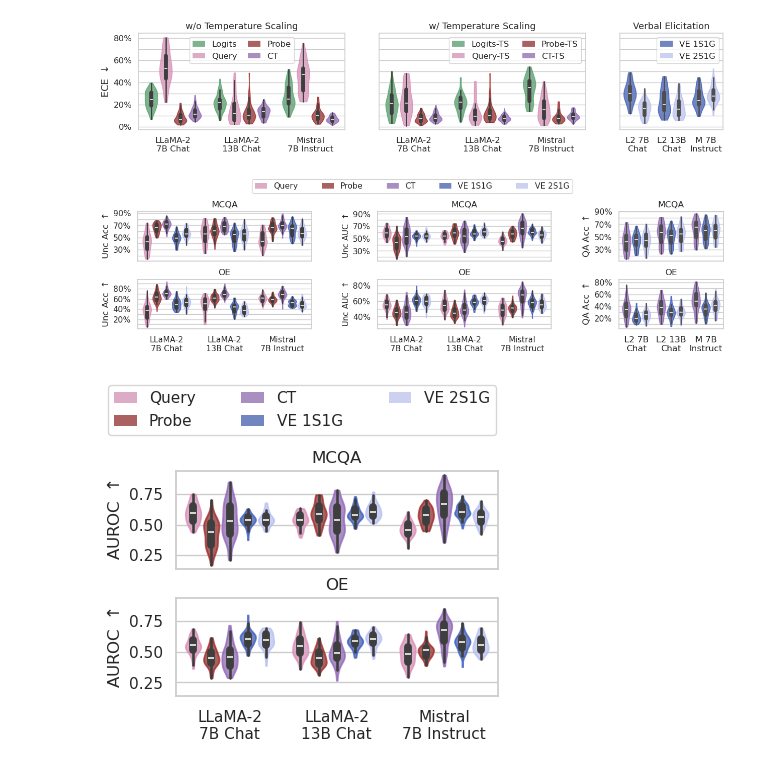
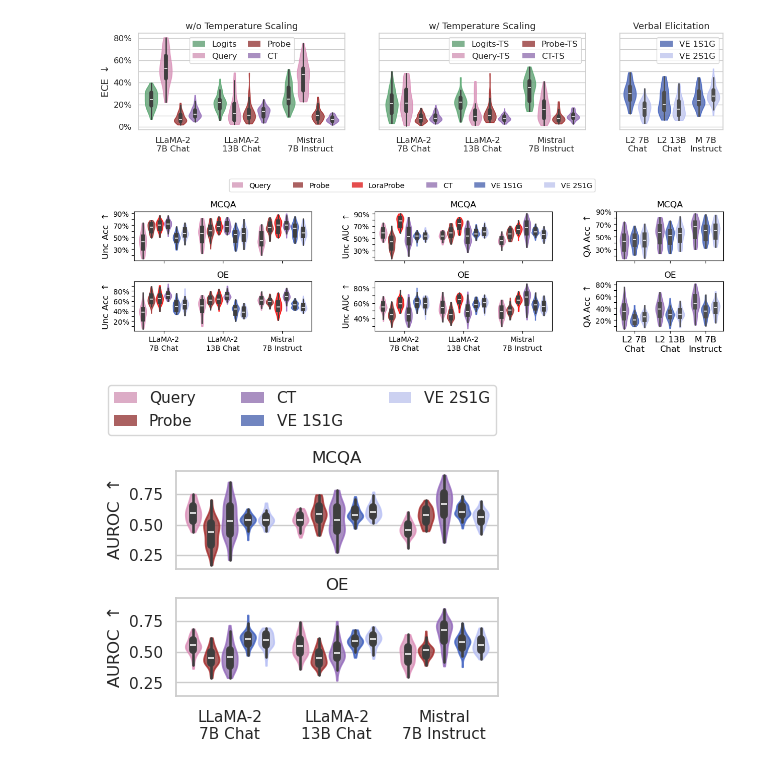
Before and after one commit to activatedgeek/calibration-tuning, a Jupyter notebook: notebooks/all_plots.ipynb, the cells around one changed output. Saved outputs shown, nothing was run; the diff lists cells and outputs as text; code cells hidden in the pictures.

```diff
--- a/notebooks/all_plots.ipynb
+++ b/notebooks/all_plots.ipynb
@@ -523,6 +523,8 @@ color_map = {
     "Probe": "brown",
     "Probe-TS": "brown",
 
+    "LoraProbe": "red",
+
     "VE 1S1G": "#3d5fc2",
     "VE 1S2G": mendl[3],
     "VE 2S1G": mendl[1],
@@ -713,7 +715,7 @@ fig, axs = plt.subplots(
     },
 )
 
-hue_order = ["Query", "Probe", "CT", "VE 1S1G", "VE 2S1G"]
+hue_order = ["Query", "Probe", "LoraProbe", "CT", "VE 1S1G", "VE 2S1G"]
 palette = [color_map[x] for x in hue_order]
 
 ax = axs[0, 0]
@@ -724,7 +726,7 @@ sns.violinplot(
     x="model",
     order = ["LLaMA-2\n7B Chat", "LLaMA-2\n13B Chat", "Mistral\n7B Instruct"],
     y="unc_acc",
-    hue_order=["Query", "Probe", "CT", "VE 1S1G", "VE 2S1G"],
+    hue_order=hue_order,
     palette=palette,
     cut=0,
     density_norm="width",
@@ -756,7 +758,7 @@ sns.violinplot(
     x="model",
     order = ["LLaMA-2\n7B Chat", "LLaMA-2\n13B Chat", "Mistral\n7B Instruct"],
     y="unc_acc",
-    hue_order=["Query", "Probe", "CT", "VE 1S1G", "VE 2S1G"],
+    hue_order=hue_order,
     palette=palette,
     cut=0,
     density_norm="width",
@@ -785,7 +787,7 @@ l = fig.legend(
     handles=handles,
     labels=labels,
     loc='upper center',
-    ncol=5,
+    ncol=6,
     columnspacing=3,
     handlelength=1.5,
     #move legend up vertically
@@ -801,7 +803,7 @@ axs[0,1].axis('off')
 axs[1,1].axis('off')
 
 
-hue_order = ["Query", "Probe", "CT", "VE 1S1G", "VE 2S1G"]
+hue_order = ["Query", "Probe", "LoraProbe", "CT", "VE 1S1G", "VE 2S1G"]
 palette = [color_map[x] for x in hue_order]
 
 ax = axs[0, 2]
@@ -812,7 +814,7 @@ sns.violinplot(
     x="model",
     order = ["LLaMA-2\n7B Chat", "LLaMA-2\n13B Chat", "Mistral\n7B Instruct"],
     y="unc_auroc",
-    hue_order=["Query", "Probe", "CT", "VE 1S1G", "VE 2S1G"],
+    hue_order=hue_order,
     palette=palette,
     cut=0,
     density_norm="width",
@@ -844,7 +846,7 @@ sns.violinplot(
     x="model",
     order = ["LLaMA-2\n7B Chat", "LLaMA-2\n13B Chat", "Mistral\n7B Instruct"],
     y="unc_auroc",
-    hue_order=["Query", "Probe", "CT", "VE 1S1G", "VE 2S1G"],
+    hue_order=hue_order,
     palette=palette,
     cut=0,
     density_norm="width",
@@ -881,7 +883,7 @@ sns.violinplot(
     x="model",
     order = ["LLaMA-2\n7B Chat", "LLaMA-2\n13B Chat", "Mistral\n7B Instruct"],
     y="acc",
-    hue_order=["CT", "VE 1S1G", "VE 2S1G"],
+    hue_order=hue_order,
     palette=palette,
     cut=0,
     density_norm="width",
@@ -912,35 +914,35 @@ sns.violinplot(
     hue="style",
     x="model",
     order = ["LLaMA-2\n7B Chat", "LLaMA-2\n13B Chat", "Mistral\n7B Instruct"],
     y="acc",
-    hue_order=["CT", "VE 1S1G", "VE 2S1G"],
+    hue_order=hue_order,
     palette=palette,
     cut=0,
     density_norm="width",
     width=0.85,
     gap=0.15,
     alpha=0.8,
 )
 
 from matplotlib.collections import PolyCollection
 violins = [art for art in ax.get_children() if isinstance(art, PolyCollection)]
 for i, violin in enumerate(violins):
     violin.set_edgecolor(palette[i % len(palette)])
 
 ax.legend().remove()
 ax.set_xlabel("")
 ax.set_ylabel("QA Acc $\\uparrow$", fontsize=12)
 ax.set_title("OE")
 
 ax.set_xticklabels(["L2 7B\nChat", "L2 13B\nChat", "M 7B\nInstruct"], fontsize=12)
 
 ax.yaxis.set_major_locator(plt.MultipleLocator(0.1))
 vals = ax.get_yticks()
 ax.set_yticklabels(['{:,.0%}'.format(x) if i % 2 == 0 else '' for i, x in enumerate(vals)])
 
 plt.savefig("acc_auroc_violin_plots.pdf", bbox_inches="tight")
 # %% [output]
-[figure, old version]
+[figure, new version]
 # %%
 fig, axs = plt.subplots(
     2, 1,
```
Also changed, not shown: parts of 2 cells of this notebook.
